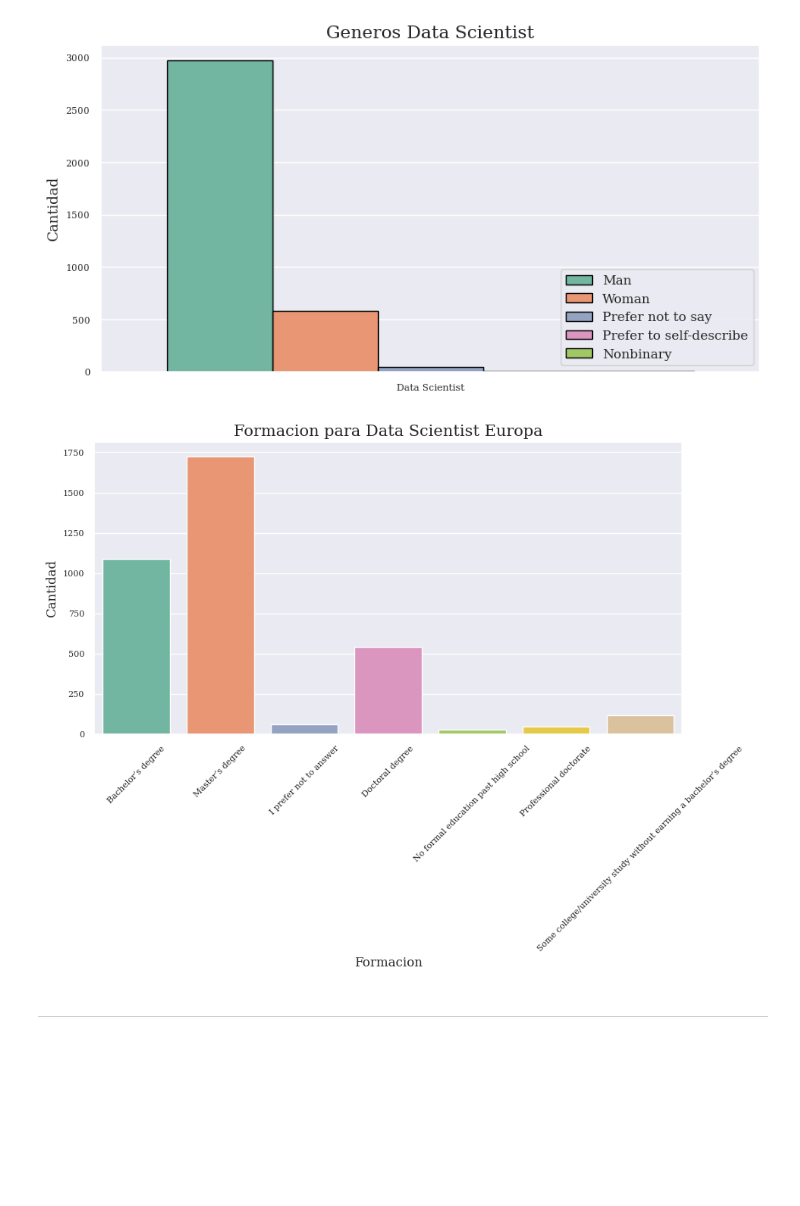
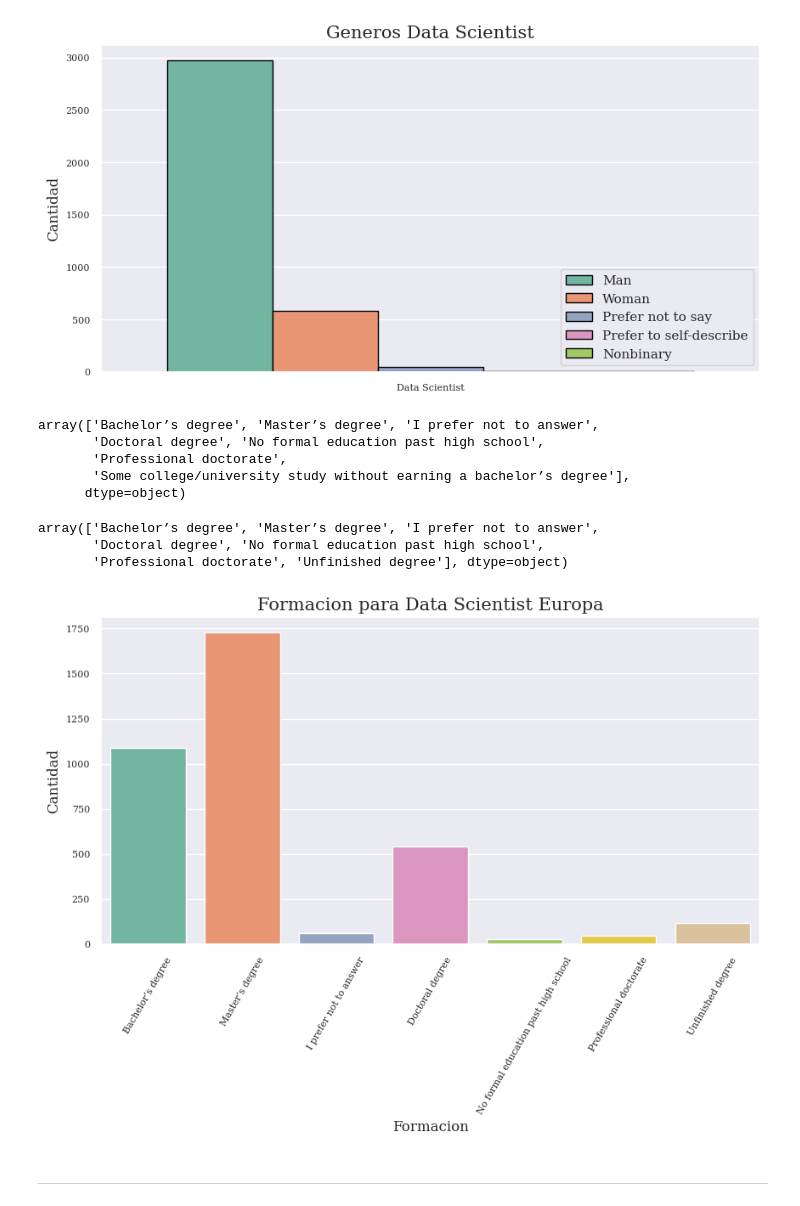
Before and after one commit to Adalab/project-DA-promo-c-modulo-2-team-5, a Jupyter notebook: Sprint3/sprint3_proyecto_modulo2.ipynb, the cells around one changed output. Cells and saved outputs as stored; diff of their text form; code cells hidden in the pictures; blank space fills up the shorter version.

```diff
--- a/Sprint3/sprint3_proyecto_modulo2.ipynb
+++ b/Sprint3/sprint3_proyecto_modulo2.ipynb
@@ -318,30 +318,48 @@ plt.yticks(fontsize = 8)
 plt.savefig('graficas/generos_datascientist.png',bbox_inches='tight');
 # %% [output]
 [figure]
+# %%
+df_copy= df_europa_puesto_data.copy()
+# %%
+df_copy['formacion'].unique()
+# %% [output]
+array(['Bachelor’s degree', 'Master’s degree', 'I prefer not to answer',
+       'Doctoral degree', 'No formal education past high school',
+       'Professional doctorate',
+       'Some college/university study without earning a bachelor’s degree'],
+      dtype=object)
+# %%
+df_copy["formacion"].replace('Some college/university study without earning a bachelor’s degree', 'Unfinished degree',inplace=True)
+# %%
+df_copy['formacion'].unique()
+# %% [output]
+array(['Bachelor’s degree', 'Master’s degree', 'I prefer not to answer',
+       'Doctoral degree', 'No formal education past high school',
+       'Professional doctorate', 'Unfinished degree'], dtype=object)
 # %%
 plt.figure( )
 
-fig = sns.countplot(x = 'formacion', data = df_europa_puesto_data, palette = "Set2")
+fig = sns.countplot(x = 'formacion', data = df_copy, palette = "Set2")
 
 
 sns.set_style("whitegrid")
 sns.set(font = "serif")
 
 plt.title(label='Formacion para Data Scientist Europa',font = "serif", fontsize= 15, position=(0.5,6))
 
 plt.xlabel("Formacion", fontsize = 10, font = "serif")
 plt.ylabel("Cantidad", fontsize = 10, font = "serif")
 
 
 plt.xticks(fontsize = 8)
 plt.yticks(fontsize = 8)
-plt.xticks(rotation = 45)
+plt.xticks(rotation = 60)
 
 plt.savefig('graficas/formacion_data_scientist_europa.jpeg',bbox_inches='tight');
 
 plt.show()
 # %% [output]
-[figure, old version]
+[figure, new version]
 # %% [markdown]
 ---
 # %% [markdown]
```
Also changed, not shown: parts of 11 cells of this notebook, 8 other files.
